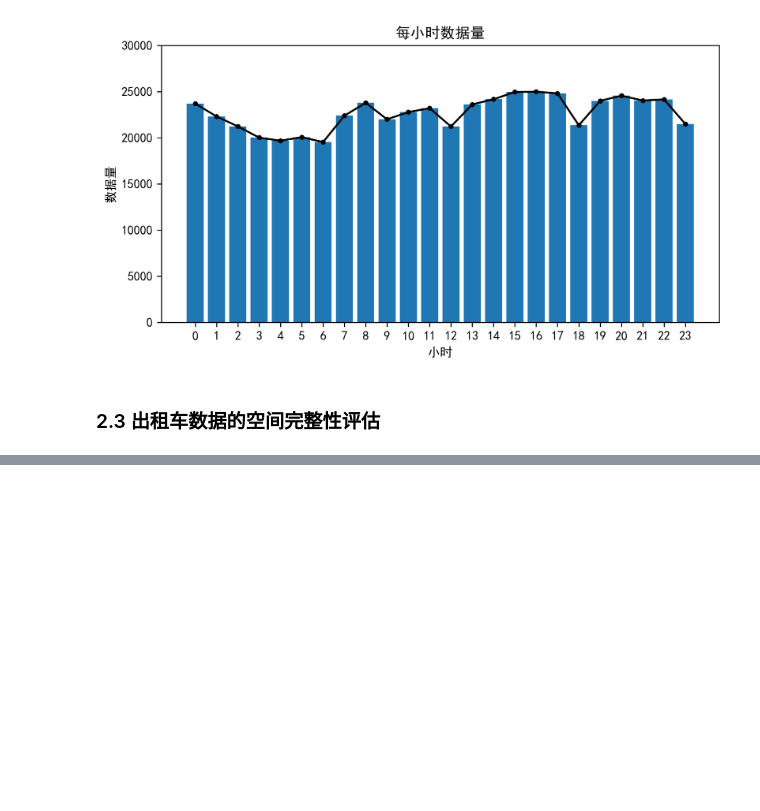
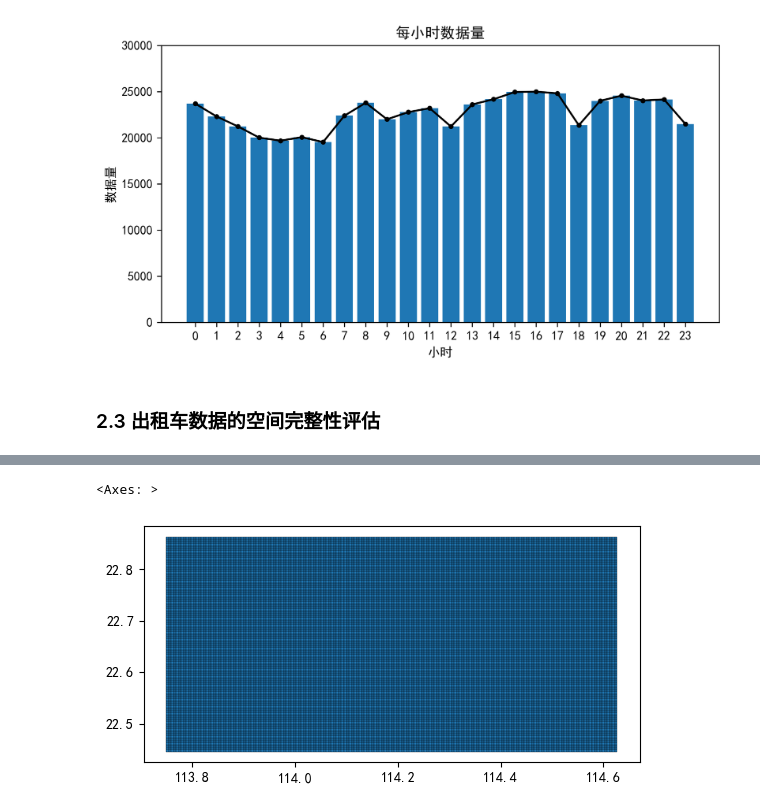
Before and after one commit to raingrain/evaluation-and-analysis-of-gps-data-for-taxi-in-shenzhen, a Jupyter notebook: src/main.ipynb, the cells around one changed output, grey strips where cells are left out. Cells and saved outputs as stored; diff of their text form; code cells hidden in the pictures; blank space fills up the shorter version.

```diff
--- a/src/main.ipynb
+++ b/src/main.ipynb
@@ -212,0 +290,6 @@ plt.show()
+# %%
+# 绘制栅格的空间分布
+data.plot(edgecolor=(0, 0, 0, 1), linewidth=0.2)
+# %% [output]
+<Axes: >
+[figure, added]
```
Also changed, not shown: parts of 12 cells of this notebook, 5 other files.
